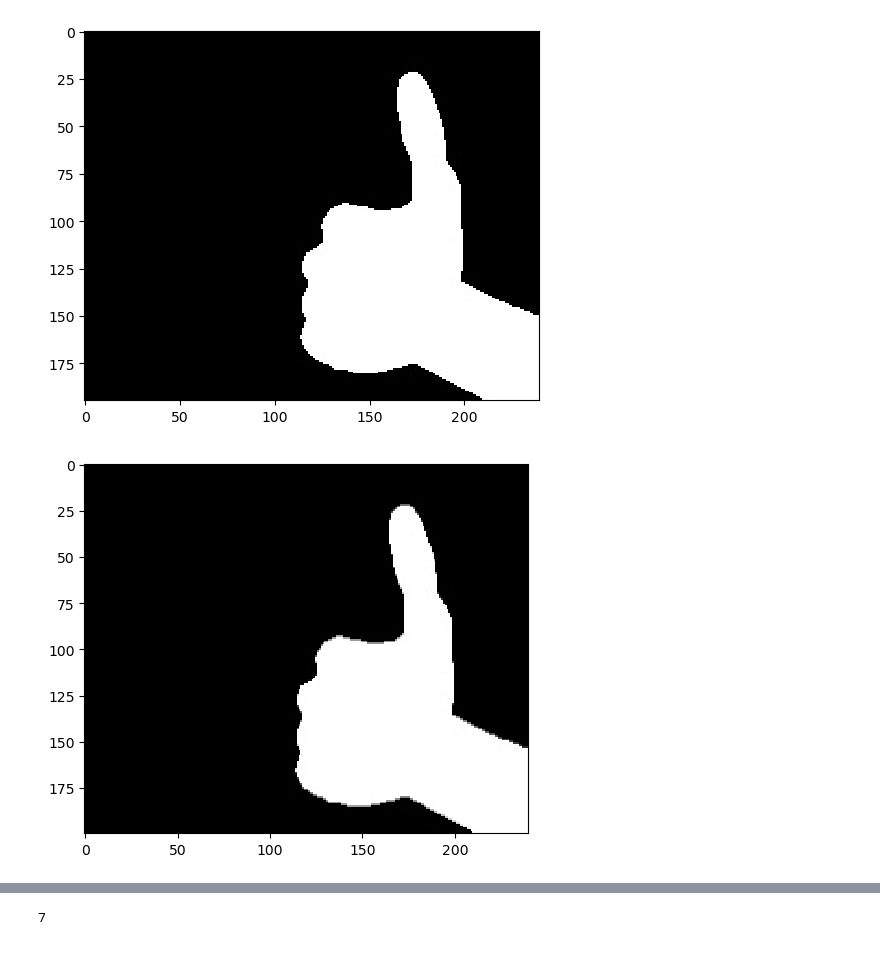
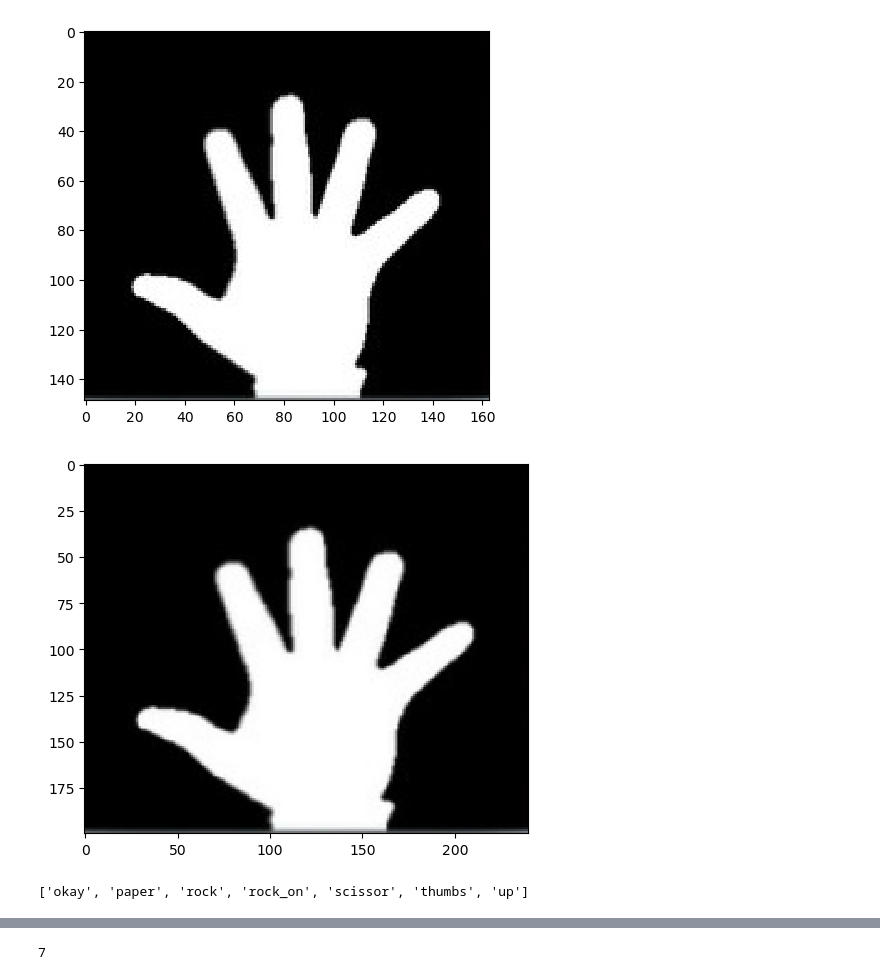
Before and after one commit to LamPhamNgoc1310/USTHGroupProject, a Jupyter notebook: demo/run_model.ipynb, the cells around one changed output, grey strips where cells are left out. Cells and saved outputs as stored; diff of their text form; code cells hidden in the pictures.

```diff
--- a/demo/run_model.ipynb
+++ b/demo/run_model.ipynb
@@ -6 +8,4 @@ import matplotlib.pyplot as plt
+# %%
+# Replace 'your_directory_path' with the path to your images folder
+directory_path = 'F:/Coding stuff/grpPRJ/USTHGroupProject/demo/'
 # %%
@@ -8,27 +13,28 @@ model = tf.keras.models.load_model('F:/Coding stuff/grpPRJ/demo/best.h5')
 # %%
-img = cv2.imread('F:/Coding stuff/grpPRJ/demo/test/thumb.jpg')
+img = cv2.imread(directory_path + 'cap.jpg')
 plt.imshow(img)
 plt.show()
 # %% [output]
-[figure, old version]
+[figure, new version]
 # %%
 resize = tf.image.resize(img, (200,240))
 plt.imshow(resize.numpy().astype(int))
 plt.show()
 # %% [output]
-[figure, old version]
+[figure, new version]
 # %%
 # Assuming 'image' is your EagerTensor with shape (None, 200, 240, 3)
 grayscale_image = tf.image.rgb_to_grayscale(resize)
 # %%
-# Replace 'your_directory_path' with the path to your images folder
-directory_path = 'F:/Coding stuff/grpPRJ/demo/dataset/HandGesture/images'
+# F:\Coding stuff\grpPRJ\USTHGroupProject\demo\dataset\HandGesture\images
 
 # List all subdirectories using os.listdir()
-labels = [f.name for f in os.scandir(directory_path) if f.is_dir()]
+labels = [f.name for f in os.scandir(directory_path + 'dataset/HandGesture/images') if f.is_dir()]
 
 # Print the list of subfolder names
 print(labels)
+# %% [output]
+['okay', 'paper', 'rock', 'rock_on', 'scissor', 'thumbs', 'up']
 # %%
 yhat = model.predict(np.expand_dims(grayscale_image, 0))
 yhat
```
Also changed, not shown: parts of 3 cells of this notebook.
